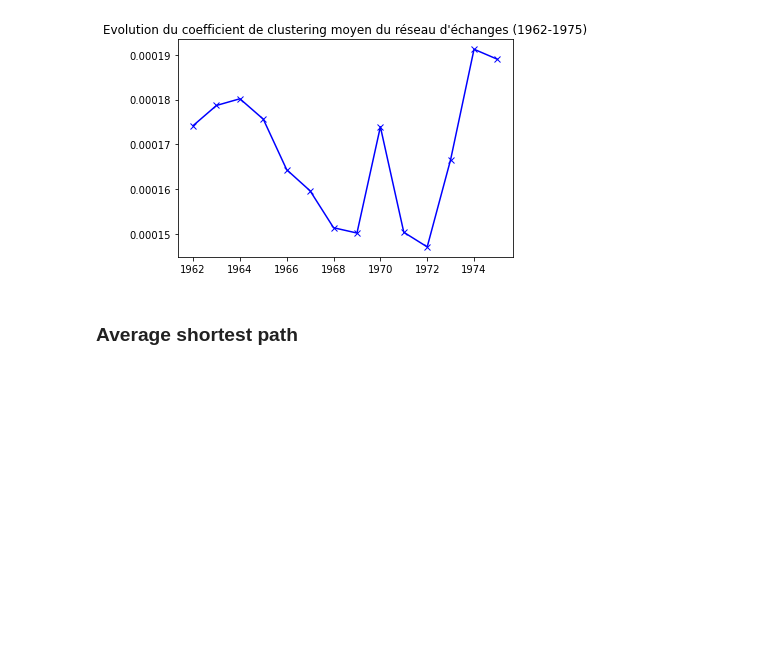
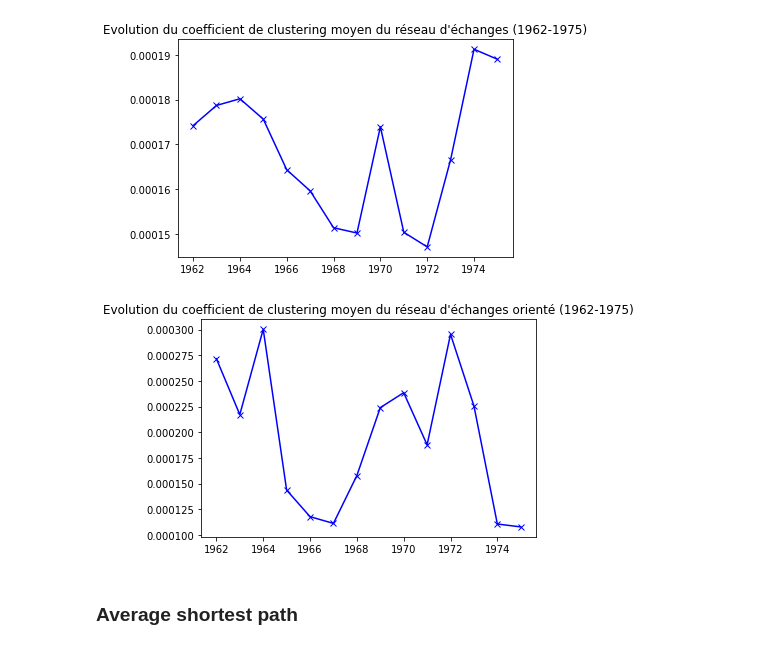
Before and after one commit to agatherosenzweig/Networks-science, a Jupyter notebook: Projet-final-réseaux.ipynb, the cells around one changed output. Saved outputs shown, nothing was run; the diff lists cells and outputs as text; code cells hidden in the pictures; blank space fills up the shorter version.

```diff
--- a/Projet-final-réseaux.ipynb
+++ b/Projet-final-réseaux.ipynb
@@ -45,0 +50,11 @@ for year in tqdm.tqdm(range(1962, 1976)):
+# %%
+print(df[["FLOW", "GDP_o"]].describe())
+
+#On filtre les fluxs pour ne retenir que ceux pour lesquels le pays d'origine est renseigné
+print(["Valeurs manquantes pour le flux", sum(df["GDP_o"].isna())])
+df = df[df["GDP_o"].isna() == False]
+print(["Nombres de lignes", len(df)])
+
+#Création de la variable de poids n°2
+df["weight2"] = df["FLOW"]*100/df["GDP_o"]
+df["weight2"].describe()
@@ -46,3 +82,10 @@ for year in tqdm.tqdm(range(1962, 1976)):
+# %%
+#On procède de même que pour la première série de graphes (en utilisant l'option DiGraph() pour créér des réseaux orientés)
+liste_networks_oriented = []
+for year in tqdm.tqdm(range(1962, 1976)):
+    locals()["group"+ str(year)] = df[df["year"] == year]
+    locals()["net_oriented"+ str(year)] = nx.from_pandas_edgelist(locals()["group"+ str(year)], 'iso_o', 'iso_d', edge_attr= 'weight2', create_using=nx.DiGraph())
+    liste_networks_oriented.append(locals()["net_oriented"+ str(year)])
 # %% [markdown]
 # I - Statistiques descriptives à l'échelle du réseau
 # %% [markdown]
@@ -94,6 +219,13 @@ plt.title("Evolution du coefficient de clustering moyen du réseau d'échanges (
 plt.show()
 # %% [output]
 [figure]
+# %%
+#Ne pas faire tourner car met trop de temps [image enregistrée]
+plt.plot(range(1962, 1976), [nx.average_clustering(G, weight= "weight2") for G in tqdm.tqdm(liste_networks_oriented)],  "-xb")
+plt.title("Evolution du coefficient de clustering moyen du réseau d'échanges orienté (1962-1975)")
+plt.show()
+# %% [output]
+[figure, added]
 # %% [markdown]
 ### Average shortest path
 # %%
```
Also changed, not shown: parts of 47 cells of this notebook.
